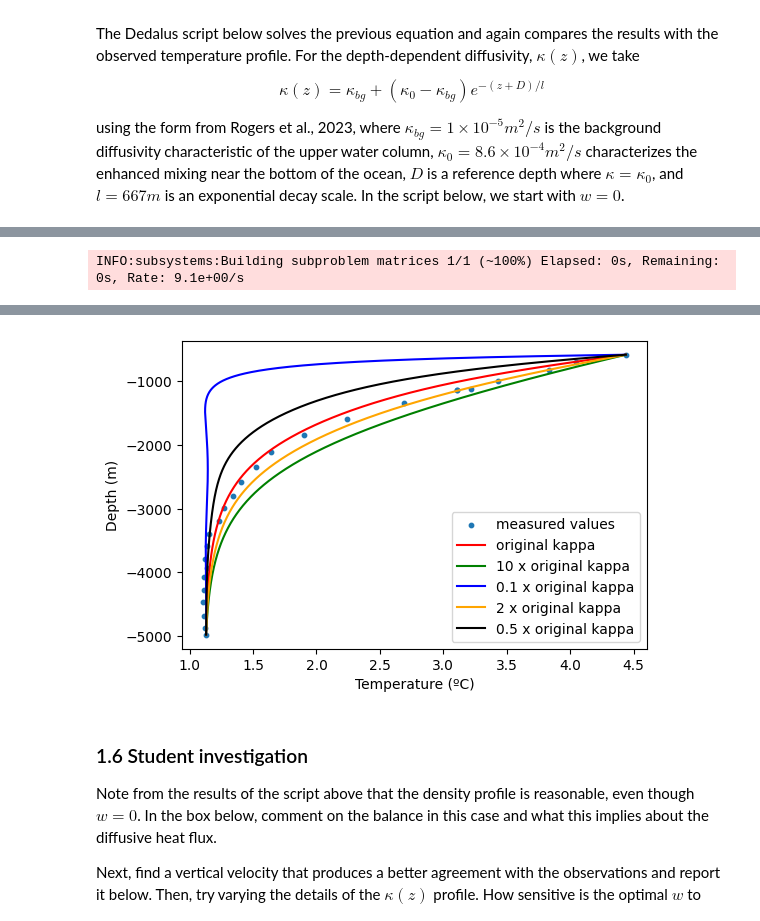
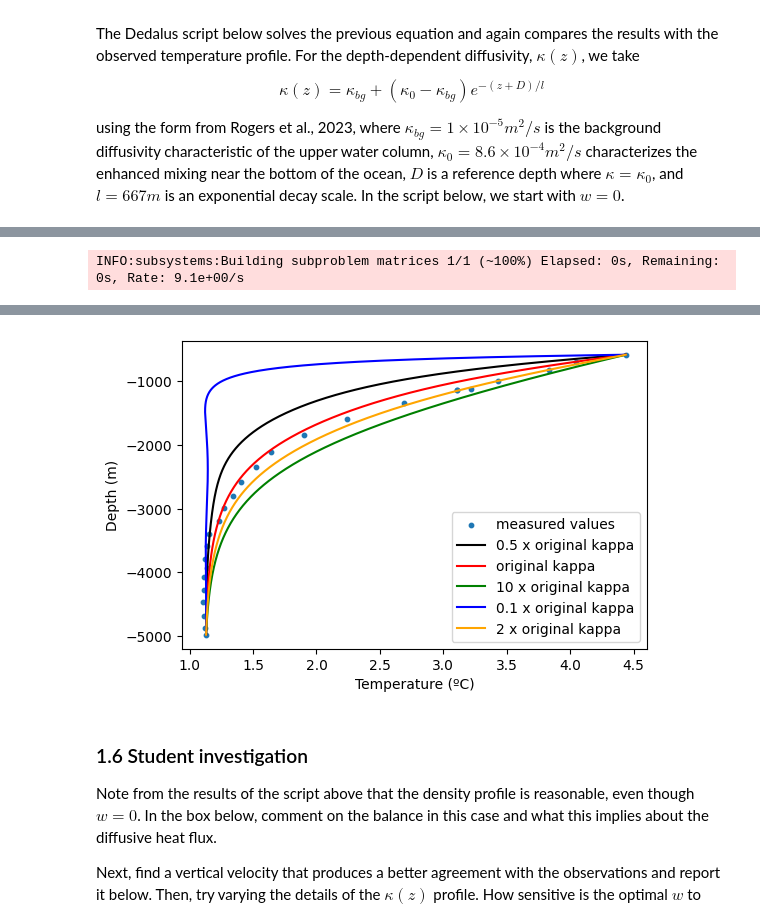
Before and after one commit to raindrop314159/QCES-LNM, a Jupyter notebook: Project2_transport.ipynb, the cells around one changed output, grey strips where cells are left out. Saved outputs shown, nothing was run; the diff lists cells and outputs as text; code cells hidden in the pictures.

```diff
--- a/Project2_transport.ipynb
+++ b/Project2_transport.ipynb
@@ -275,11 +261,11 @@ for kappa_i in kappa_vals:
 plt.figure(figsize=(6, 4))
 #Tg=T['g']
 plt.scatter(CTD_T,CTD_z,s=10, label = "measured values")
-plt.plot(T_list[0],z,'k', color = 'r', label = "original kappa")
-plt.plot(T_list[1],z,'k', color = 'g', label = "10 x original kappa")
-plt.plot(T_list[2],z,'k', color = 'b', label = "0.1 x original kappa")
-plt.plot(T_list[4],z,'k', color = 'orange', label = "2 x original kappa")
-plt.plot(T_list[3],z,'k', color = 'black', label = "0.5 x original kappa")
+plt.plot(T_list[3], z, 'k', label="0.5 x original kappa")
+plt.plot(T_list[0], z, 'r', label="original kappa")
+plt.plot(T_list[1], z, 'g', label="10 x original kappa")
+plt.plot(T_list[2], z, 'b', label="0.1 x original kappa")
+plt.plot(T_list[4], z, 'orange', label="2 x original kappa")
 
 
 plt.xlabel('Temperature (ºC)')
@@ -300,4 +286,4 @@ INFO:subsystems:Building subproblem matrices 1/1 (~100%) Elapsed: 0s, Remaining:
-[figure, old version]
+[figure, new version]
 # %% [markdown]
 ### 1.6 Student investigation
 <a id='section1pt6'></a>
```
Also changed, not shown: parts of 5 cells of this notebook.
